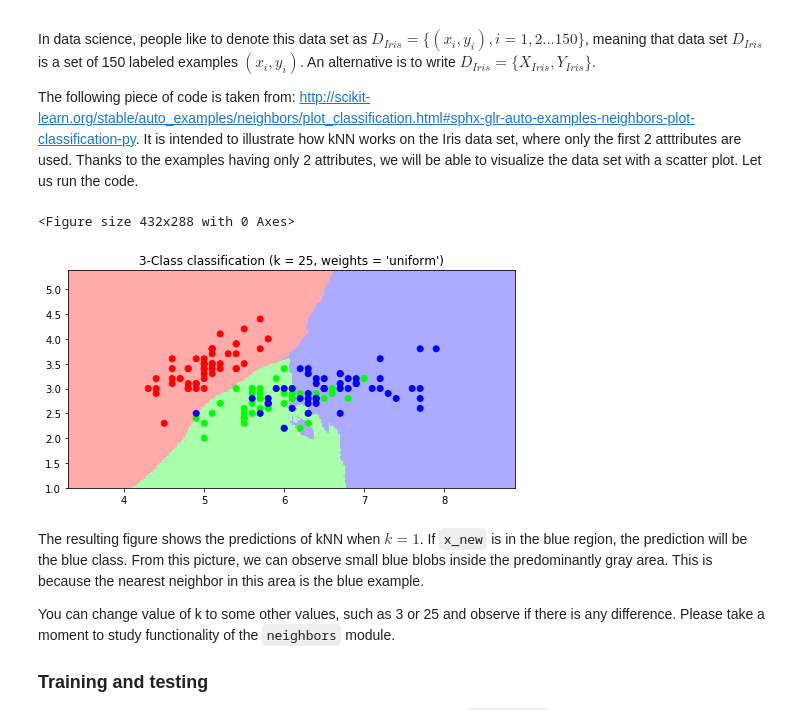
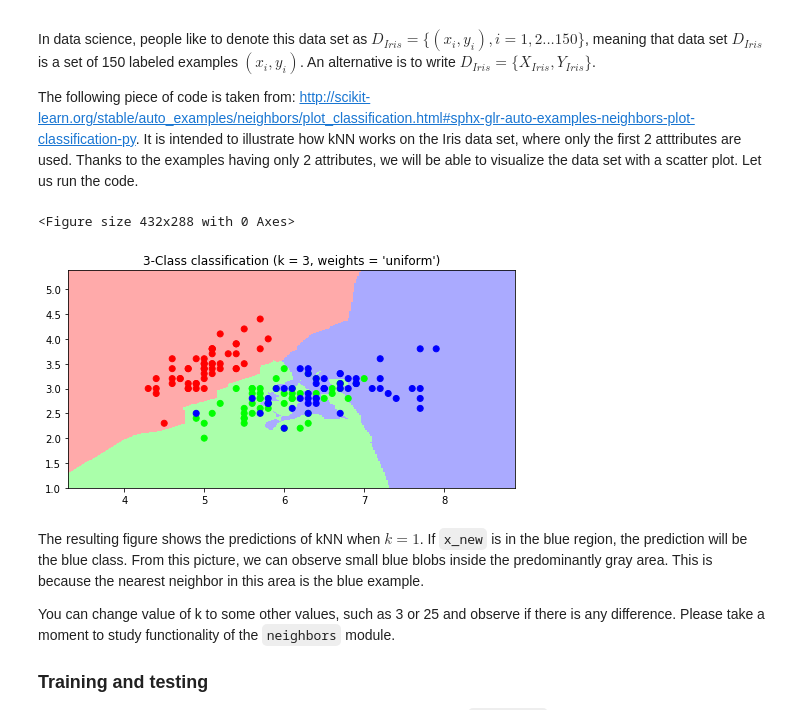
Before and after one commit to Inceptix/CIS-3715, a Jupyter notebook: Notes/Notes for weeks 4-5 CIS3715 (Temple - Spring 2020) -- supervised learning.ipynb, the cells around one changed output. Cells and saved outputs as stored; diff of their text form; code cells hidden in the pictures.

```diff
--- a/Notes/Notes for weeks 4-5 CIS3715 (Temple - Spring 2020) -- supervised learning.ipynb
+++ b/Notes/Notes for weeks 4-5 CIS3715 (Temple - Spring 2020) -- supervised learning.ipynb
@@ -59,7 +59,7 @@ In data science, people like to denote this data set as $D_{Iris} = \{(x_i, y_i)
 The following piece of code is taken from:
 http://scikit-learn.org/stable/auto_examples/neighbors/plot_classification.html#sphx-glr-auto-examples-neighbors-plot-classification-py. It is intended to illustrate how kNN works on the Iris data set, where only the first 2 atttributes are used. Thanks to the examples having only 2 attributes, we will be able to visualize the data set with a scatter plot. Let us run the code.
 # %%
-k = 25   # how many nearest neighbors are consulted
+k = 3   # how many nearest neighbors are consulted
 
 X = iris.data[:, [0,1]]  # we only take the first two features. We could
 y = iris.target
@@ -70,34 +70,34 @@ h = .02  # step size in the mesh
 cmap_light = ListedColormap(['#FFAAAA', '#AAFFAA', '#AAAAFF'])
 cmap_bold = ListedColormap(['#FF0000', '#00FF00', '#0000FF'])
 
 # we create an instance of Neighbours Classifier and fit the data
 predictor = neighbors.KNeighborsClassifier(k, weights='uniform')
 predictor.fit(X, y)
 
 # Plot the decision boundary. For that, we will assign a color to each
 # point in the mesh [x_min, x_max]x[y_min, y_max].
 x_min, x_max = X[:, 0].min() - 1, X[:, 0].max() + 1
 y_min, y_max = X[:, 1].min() - 1, X[:, 1].max() + 1
 xx, yy = np.meshgrid(np.arange(x_min, x_max, h),
                      np.arange(y_min, y_max, h))
 # Provide predictions on all points in the mesh
 Z = predictor.predict(np.c_[xx.ravel(), yy.ravel()])
 
 # Put the result into a color plot
 Z = Z.reshape(xx.shape)
 plt.figure()
 plt.figure(figsize=(8,4))   # this makes both axis equal
 plt.pcolormesh(xx, yy, Z, cmap=cmap_light)
 
 # Plot also the training points
 plt.scatter(X[:, 0], X[:, 1], c=y, cmap=cmap_bold)
 plt.xlim(xx.min(), xx.max())
 plt.ylim(yy.min(), yy.max())
 plt.title("3-Class classification (k = %i, weights = '%s')" % (k, 'uniform'))
 plt.show()
 # %% [output]
 <Figure size 432x288 with 0 Axes>
-[figure, old version]
+[figure, new version]
 # %% [markdown]
 The resulting figure shows the predictions of kNN when $k=1$. If `x_new` is in the blue region, the prediction will be the blue class. From this picture, we can observe small blue blobs inside the predominantly gray area. This is because the nearest neighbor in this area is the blue example.
 
```
Also changed, not shown: parts of 2 cells of this notebook, 1 other file.
